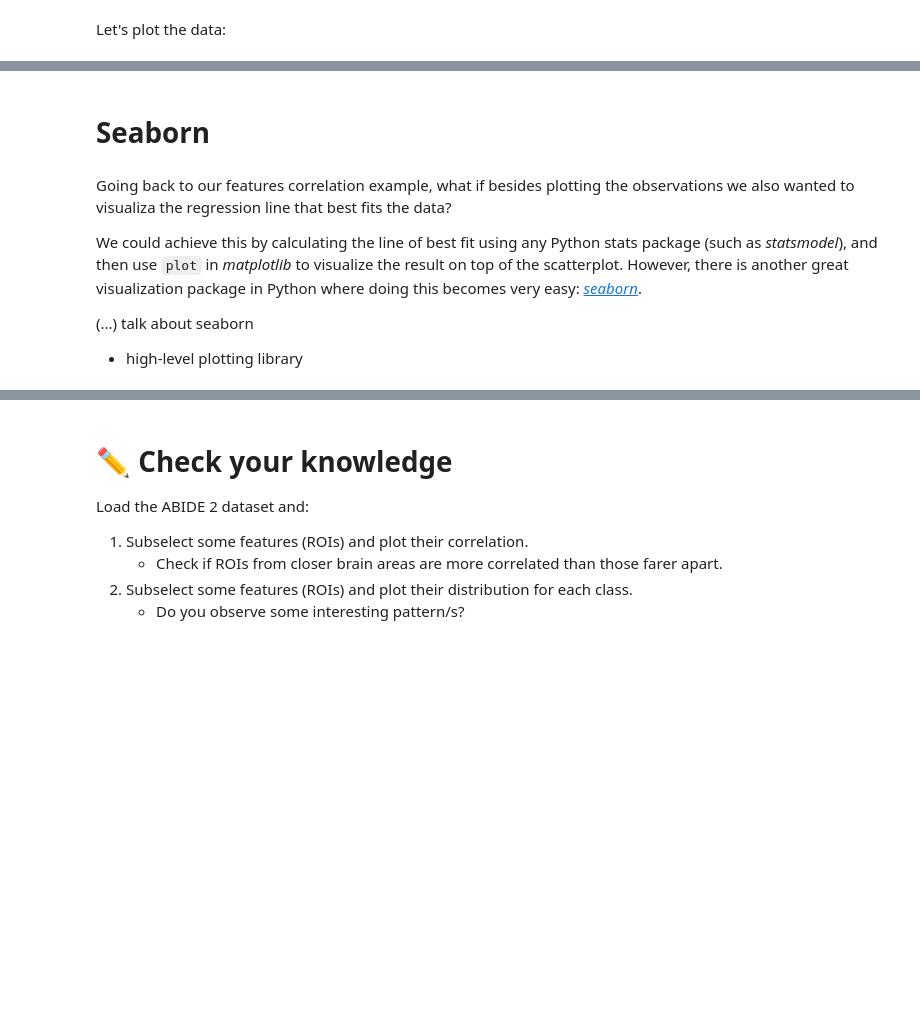
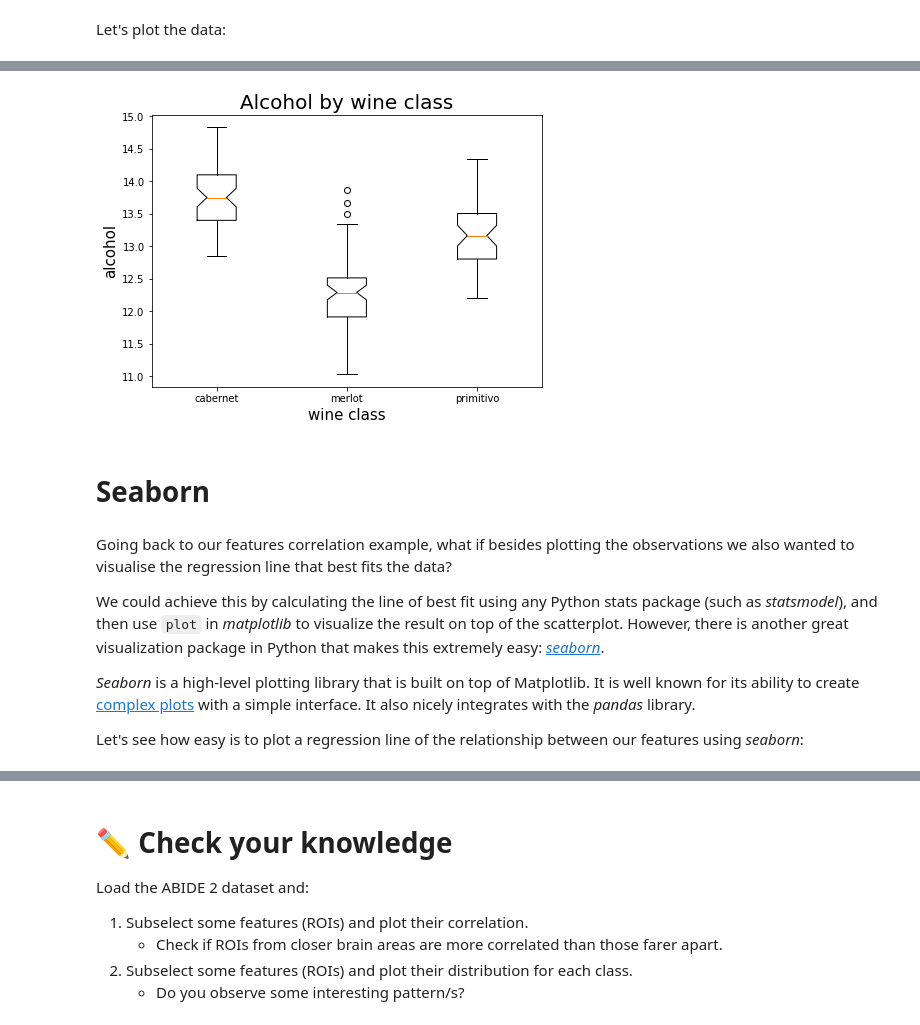
Before and after one commit to martinagvilas/ML-Vis-BrainHack-2021, a Jupyter notebook: notebooks/05-visualization.ipynb, the cells around one changed output, grey strips where cells are left out. Cells and saved outputs as stored; diff of their text form; code cells hidden in the pictures; blank space fills up the shorter version.

```diff
--- a/notebooks/05-visualization.ipynb
+++ b/notebooks/05-visualization.ipynb
@@ -169,12 +229,24 @@ Write your answer in the cell below, and press the three dots to reveal the solu
+# %%
+# Answer
+fig, ax = plt.subplots(figsize=(7,5))
+ax.boxplot(alcohol_by_class, notch=True)
+ax.set_xticklabels(classes_names) # set tick labels
+ax.set_xlabel("wine class", fontsize=15)
+ax.set_ylabel("alcohol", fontsize=15)
+ax.set_title("Alcohol by wine class", fontsize=20)
+plt.show()
+# %% [output]
+[figure, added]
 # %% [markdown]
 # Seaborn
 # %% [markdown]
-Going back to our features correlation example, what if besides plotting the observations we also wanted to visualiza the regression line that best fits the data?
+Going back to our features correlation example, what if besides plotting the observations we also wanted to visualise the regression line that best fits the data?
 
-We could achieve this by calculating the line of best fit using any Python stats package (such as _statsmodel_), and then use `plot` in _matplotlib_ to visualize the result on top of the scatterplot. However, there is another great visualization package in Python where doing this becomes very easy: [_seaborn_](https://seaborn.pydata.org/).
+We could achieve this by calculating the line of best fit using any Python stats package (such as _statsmodel_), and then use `plot` in _matplotlib_ to visualize the result on top of the scatterplot. However, there is another great visualization package in Python that makes this extremely easy: [_seaborn_](https://seaborn.pydata.org/).
 
-(...) talk about seaborn
-- high-level plotting library
+_Seaborn_ is a high-level plotting library that is built on top of Matplotlib. It is well known for its ability to create [complex plots](https://seaborn.pydata.org/examples/index.html) with a simple interface. It also nicely integrates with the _pandas_ library.
+
+Let's see how easy is to plot a regression line of the relationship between our features using _seaborn_:
 # %%
 import seaborn as sns
 
```
Also changed, not shown: parts of 38 cells of this notebook, 2 other files.
